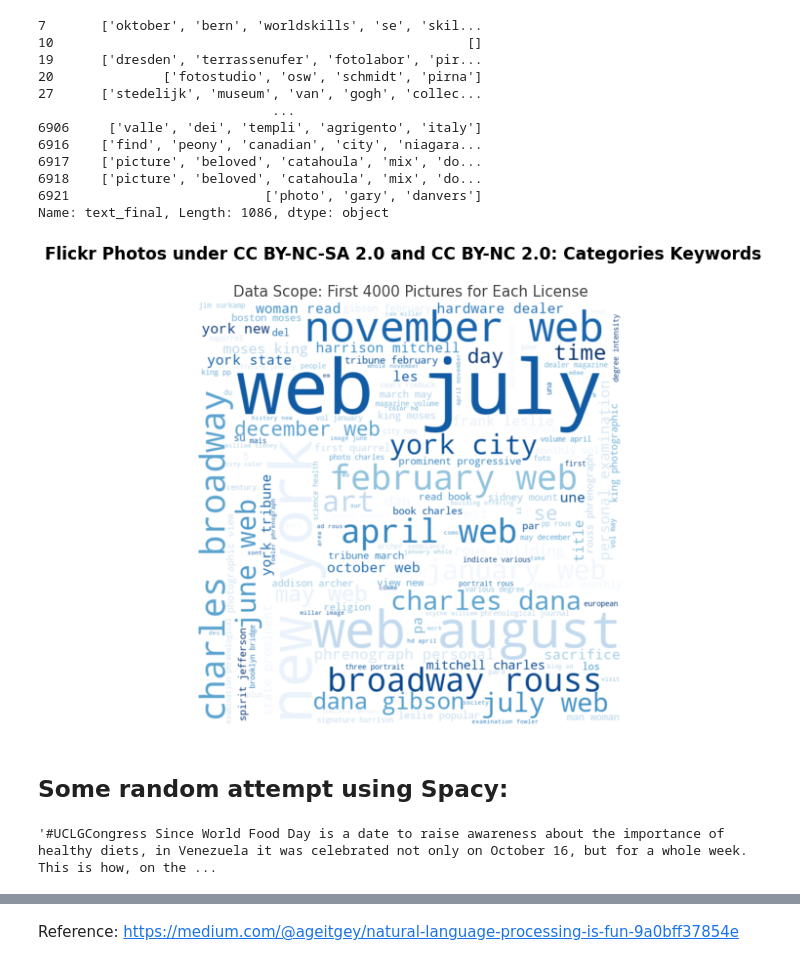
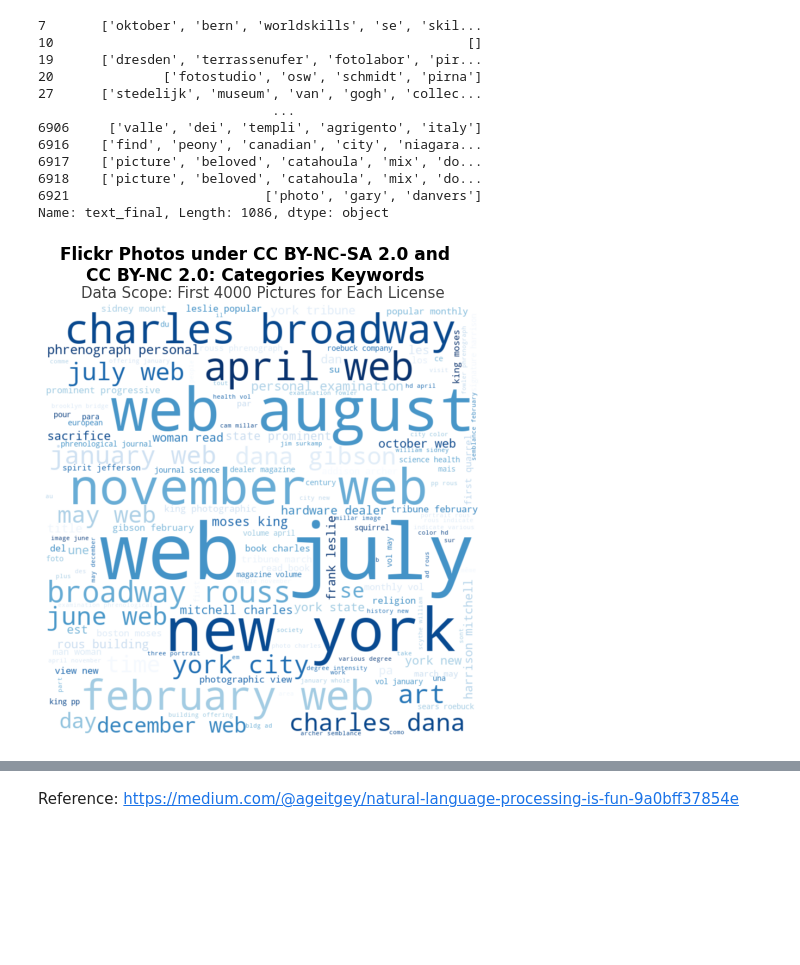
Before and after one commit to creativecommons/quantifying, a Jupyter notebook: analyze/Geomap_and_Model_building.ipynb, the cells around one changed output, grey strips where cells are left out. Drawn from its saved outputs; the diff is of its cells as text; code cells hidden in the pictures; blank space fills up the shorter version.

Commit message:
wordcloud graphs added

```diff
--- a/analyze/Geomap_and_Model_building.ipynb
+++ b/analyze/Geomap_and_Model_building.ipynb
@@ -402,9 +406,11 @@ new_geo.plot(column='Count', legend=True,
             figsize=(20, 20), cmap='coolwarm', alpha=0.7)
 # add countries names and numbers
 for i in range(0,10):
-    plt.text(float(new_geo["Longitude (average)"][i]),float(new_geo["Latitude (average)"][i]), new_geo["name"][i], size=10)
+    plt.text(float(new_geo["Longitude (average)"][i]),float(new_geo["Latitude (average)"][i]),
+             new_geo["name"][i], size=10)
     # "{}\n{}".format(final_for_map_geo["country"][i],final_for_map_geo["Count"][i])
 plt.grid(color='gray', linestyle='dashed')
+plt.rcParams['figure.facecolor'] = 'white'
 plt.title('Data Range: First 4000 Pictures for Each license',fontsize=18)
 plt.suptitle('Creative Commons Licenses General Usage Worldwide in Partial Data',fontsize=25, y=0.69)
 plt.xlabel("Latitude")
@@ -888,0 +973,30 @@ SVM Accuracy Score ->  67.17791411042946
+# %%
+def svm_data(shuffled_dataset):
+  # Now split the train and test datatsets
+  Train_X, Test_X, Train_Y, Test_Y = model_selection.train_test_split(
+      shuffled_dataset['text_final'],shuffled_dataset['license'],test_size=0.3)
+  # Word vectorization: turning a collection of text documents into numerical feature vectors
+  Tfidf_vect = TfidfVectorizer(max_features=5000)
+  Tfidf_vect.fit(shuffled_dataset['text_final'])
+  Train_X_Tfidf = Tfidf_vect.transform(Train_X)
+  Test_X_Tfidf = Tfidf_vect.transform(Test_X)
+  # Use SVM to Predict the outcome
+  # fit the training dataset on the classifier
+  SVM = svm.SVC(C=1.0, kernel='linear', degree=3, gamma='auto')
+  SVM.fit(Train_X_Tfidf,Train_Y)
+  # predict the labels on validation dataset
+  predictions_SVM = SVM.predict(Test_X_Tfidf)
+  # Use accuracy_score function to get the accuracy
+  svm_accuracy = accuracy_score(predictions_SVM, Test_Y)*100
+  # print("SVM Accuracy Score -> ",svm_accuracy)
+  return svm_accuracy
+# %%
+accuracy_scores = []
+repetitions = 1000
+for i in np.arange(repetitions):
+  temp_shuffled = shuffle_data(merged1_2)
+  temp_accuracy = svm_data(temp_shuffled)
+  accuracy_scores.append(temp_accuracy)
+  print("current process:", i)
+  if i < 20:
+    print(accuracy_scores)
@@ -888,0 +1021,7 @@ SVM Accuracy Score ->  67.17791411042946
+# %%
+mean_accuracy = sum(accuracy_scores) / len(accuracy_scores)
+sns.histplot(x = accuracy_scores, alpha=0.6)
+plt.scatter(mean_accuracy, 0, marker='o', color="red", s=100)
+plt.rcParams['figure.facecolor'] = 'white'
+plt.title("Accuracy Score of Performing SVM on Flickr Photos\nunder CC BY-NC-SA 2.0 and CC BY-NC 2.0 Licenses")
+plt.show()
@@ -934,19 +1090,18 @@ stopwords = stopwords.union(flickr_customized)
 # %%
 word_cloud = WordCloud(
         width=800,
         height=800,
         background_color="white",
         stopwords=stopwords,
         min_font_size=10,
         colormap="Blues"
 ).generate(text)
 plt.figure(figsize=(8, 8), facecolor=None)
 plt.imshow(word_cloud, interpolation="bilinear")
+plt.rcParams['figure.facecolor'] = 'white'
 plt.axis("off")
 plt.title("Data Scope: First 4000 Pictures for Each License", fontsize=15, alpha=0.75)
-plt.suptitle('Flickr Photos under CC BY-NC-SA 2.0 and CC BY-NC 2.0: Categories Keywords',fontsize=17, fontweight="bold")
+plt.suptitle('Flickr Photos under CC BY-NC-SA 2.0 and\nCC BY-NC 2.0: Categories Keywords',fontsize=17, fontweight="bold")
 plt.show()
 # %% [output]
-[figure, old version]
+[figure, new version]
-# %% [markdown]
-## Some random attempt using Spacy:
@@ -963,4 +1107,0 @@ for row in license1["description"][0:]:
-# %%
-text1
-# %% [output]
-'#UCLGCongress Since World Food Day is a date to raise awareness about the importance of healthy diets, in Venezuela it was celebrated not only on October 16, but for a whole week. This is how, on the ...
```
Also changed, not shown: parts of 55 cells of this notebook, 1 other file.
